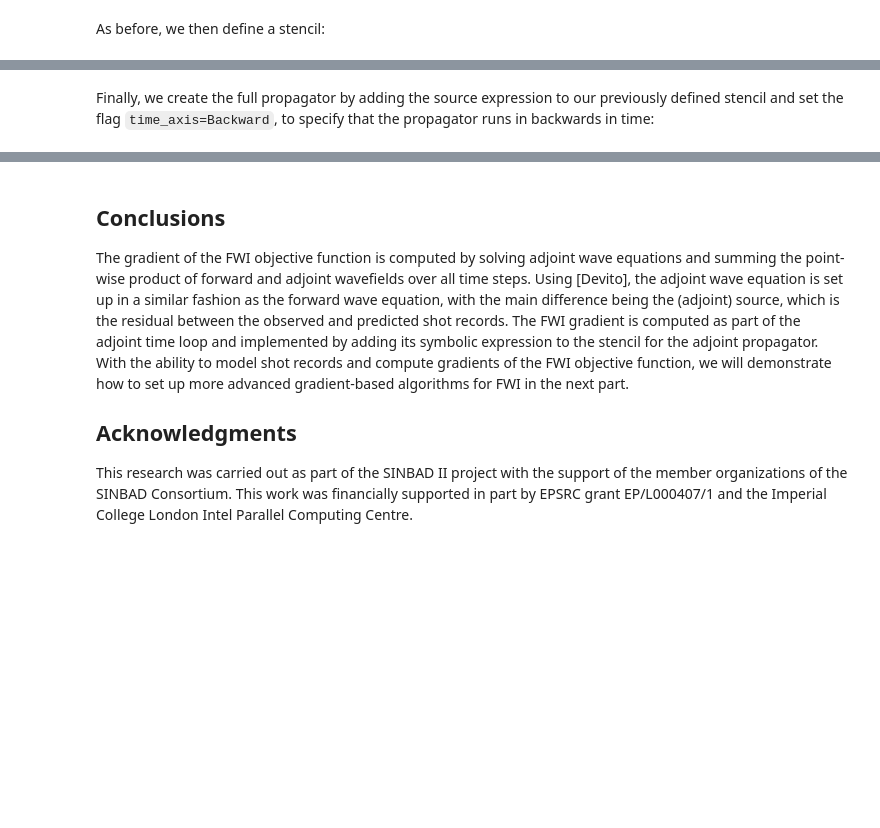
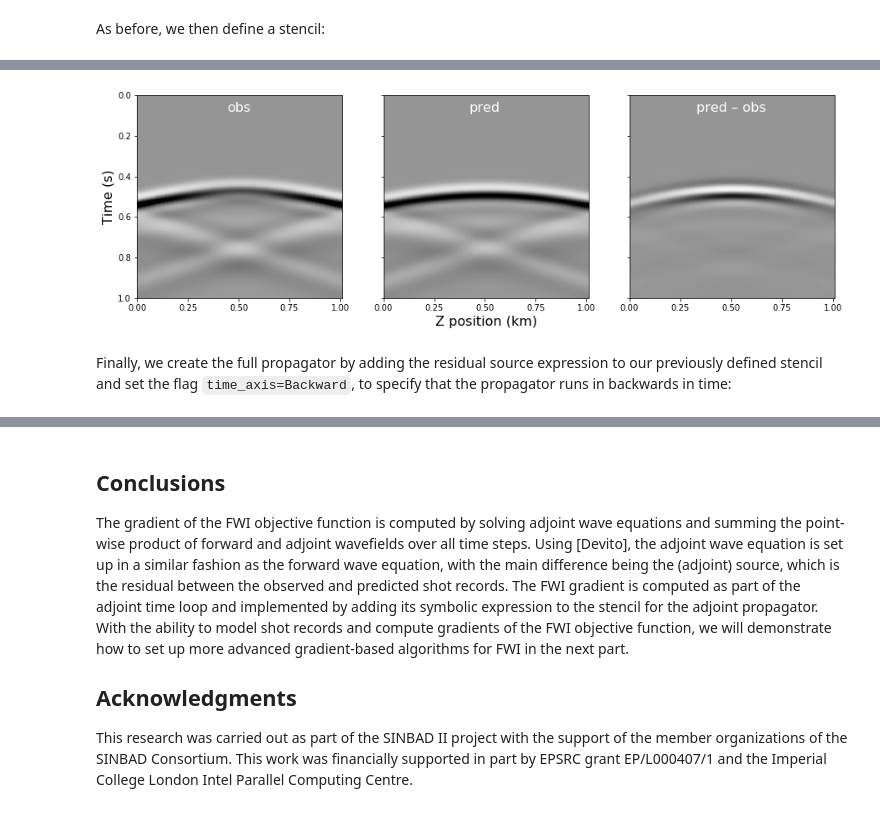
Before and after one commit to seg/tutorials-2018, a Jupyter notebook: 1801_FWI_Adjoint_modeling/notebook/Notebook.ipynb, the cells around one changed output, grey strips where cells are left out. Cells and saved outputs as stored; diff of their text form; code cells hidden in the pictures; blank space fills up the shorter version.

```diff
--- a/1801_FWI_Adjoint_modeling/notebook/Notebook.ipynb
+++ b/1801_FWI_Adjoint_modeling/notebook/Notebook.ipynb
@@ -230,6 +248,7 @@ CustomCompiler: compiled /var/folders/8x/2cdqc7_57plfk5txbsszysbc0000gn/T/devito
 =========================================================================================
 =========================================================================================
 # %%
-# Compute initial data with forward operator
-pred, _, _ = solver.forward(src=src, m=model0.m)
+# NOT FOR MANUSCRIPT
+# Compute initial data with forward operator.
+pred, u0, _ = solver.forward(src=src, m=model0.m, save=True)
 # %% [output]
@@ -251,5 +258,45 @@ d_obs, d_pred = obs.data, pred.data
+# %%
+# NOT FOR MANUSCRIPT
+fig = plt.figure(figsize=(15, 5))
+
+extent = [model.origin[0],  # Horizontal min
+          model.origin[0] + 1e-3 * model.shape[0] * model.spacing[0],
+          tn/1000,  # Vertical min (bottom)
+          t0/1000]  # Vertical max (top)
+
+ma = np.percentile(obs.data, 99.5)
+params = dict(vmin=-ma, vmax=ma, cmap="Greys", aspect=1, extent=extent)
+text_params = dict(ha="center", color='w', size=16)
+
+ax0 = fig.add_subplot(131)
+im = plt.imshow(obs.data, **params)
+ax0.set_ylabel('Time (s)',  fontsize=16)
+ax0.text(0.5, 0.08, "obs", **text_params)
+plt.xticks(fontsize=10)
+plt.yticks(fontsize=10)
+
+ax1 = fig.add_subplot(132)
+im = plt.imshow(pred.data, **params)
+ax1.set_xlabel('Z position (km)',  fontsize=16)
+ax1.set_yticklabels([])
+ax1.text(0.5, 0.08, "pred", **text_params)
+plt.xticks(fontsize=10)
+plt.yticks(fontsize=10)
+
+ax2 = fig.add_subplot(133)
+im = plt.imshow(pred.data - obs.data, **params)
+ax2.set_yticklabels([])
+ax2.text(0.5, 0.08, "pred – obs", **text_params)
+plt.xticks(fontsize=10)
+plt.yticks(fontsize=10)
+
+plt.savefig("../Figures/Figure2.pdf")
+plt.savefig("../Figures/Figure2.png", dpi=400)
+plt.show()
+# %% [output]
+[figure, added]
 # %% [markdown]
-Finally, we create the full propagator by adding the source expression to our previously defined stencil and set the flag `time_axis=Backward`, to specify that the propagator runs in backwards in time:
+Finally, we create the full propagator by adding the residual source expression to our previously defined stencil and set the flag `time_axis=Backward`, to specify that the propagator runs in backwards in time:
 # %%
 # NOT FOR MANUSCRIPT
 from devito import Operator, Backward
```
Also changed, not shown: parts of 43 cells of this notebook.
